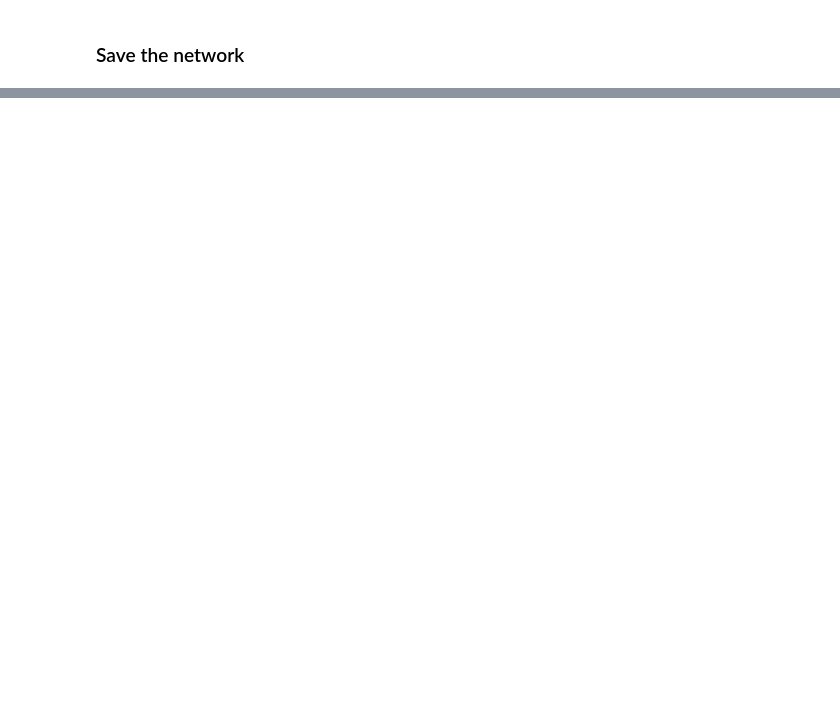
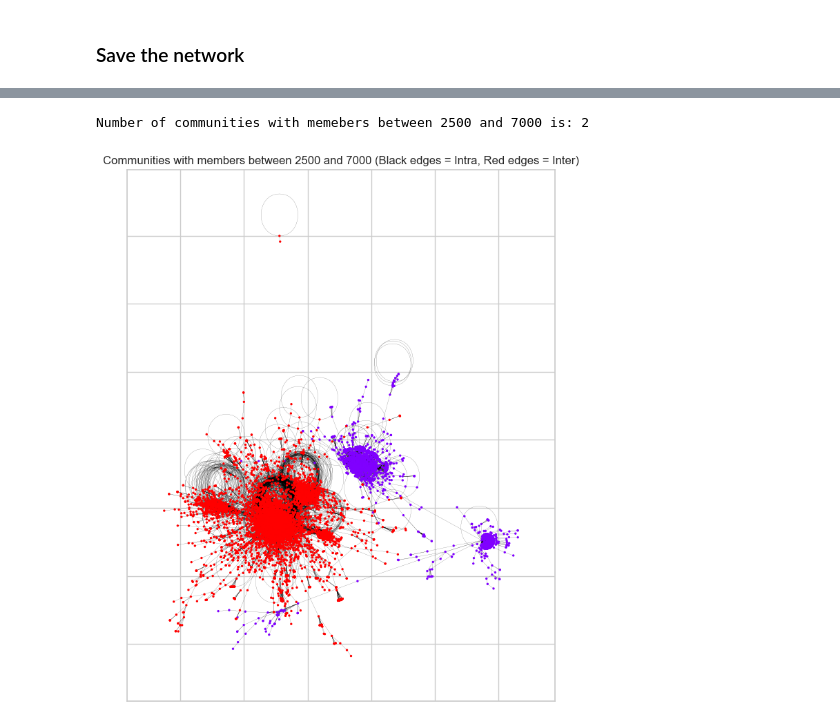
Before and after one commit to samirmehd1yev/friendfeed_project, a Jupyter notebook: 4. community_detection.ipynb, the cells around one changed output, grey strips where cells are left out. Saved outputs shown, nothing was run; the diff lists cells and outputs as text; code cells hidden in the pictures; blank space fills up the shorter version.

```diff
--- a/4. community_detection.ipynb
+++ b/4. community_detection.ipynb
@@ -469,0 +586,43 @@ Edge from spaceastronautics to draven666 has attributes: {'relationship': 'subs'
+# %%
+# Set the minimum community size for filtering
+member_size = 1000
+
+# Filter communities with size >= member_size
+filtered_communities = {comm: size for comm, size in community_sizes.items() if size >= member_size}
+filtered_community_ids = set(filtered_communities.keys())
+print(f'Number of communities with {member_size} memebers is: {len(filtered_communities)}')
+
+# Create a metagraph where each node represents a filtered community
+metagraph = nx.Graph()
+
+# Add nodes to the metagraph representing each filtered community
+for community_id in filtered_community_ids:
+    metagraph.add_node(community_id, size=filtered_communities[community_id])
+
+# Add edges between filtered communities if nodes in different communities are connected
+for u, v in G_undirected.edges():
+    comm_u = partition[u]
+    comm_v = partition[v]
+    if comm_u in filtered_community_ids and comm_v in filtered_community_ids and comm_u != comm_v:
+        if metagraph.has_edge(comm_u, comm_v):
+            metagraph[comm_u][comm_v]['weight'] += 0.02
+        else:
+            metagraph.add_edge(comm_u, comm_v, weight=1)
+
+# Adjust the layout to arrange nodes in a circular pattern
+plt.figure(figsize=(6, 6))
+
+# Use circular layout for better visualization of communities
+pos = nx.circular_layout(metagraph)
+
+# Scale the node size by community size
+sizes = [metagraph.nodes[comm]['size'] * 0.04 for comm in metagraph.nodes()]
+
+# Draw the metagraph with node sizes and circular layout
+nx.draw(metagraph, pos, node_size=sizes, with_labels=True, font_size=8, cmap=plt.cm.rainbow, node_color='skyblue')
+
+# Title the plot
+plt.title(f"Metagraph of Communities with ≥{member_size} Members (Circular Layout)")
+
+# Show the plot
+plt.show()
@@ -469,0 +684,5 @@ Edge from spaceastronautics to draven666 has attributes: {'relationship': 'subs'
+# %%
+plot_communities_with_members(2500, 7000)
+# %% [output]
+Number of communities with memebers between 2500 and 7000 is: 2
+[figure, added]
```
Also changed, not shown: parts of 30 cells of this notebook, 2 other files.
